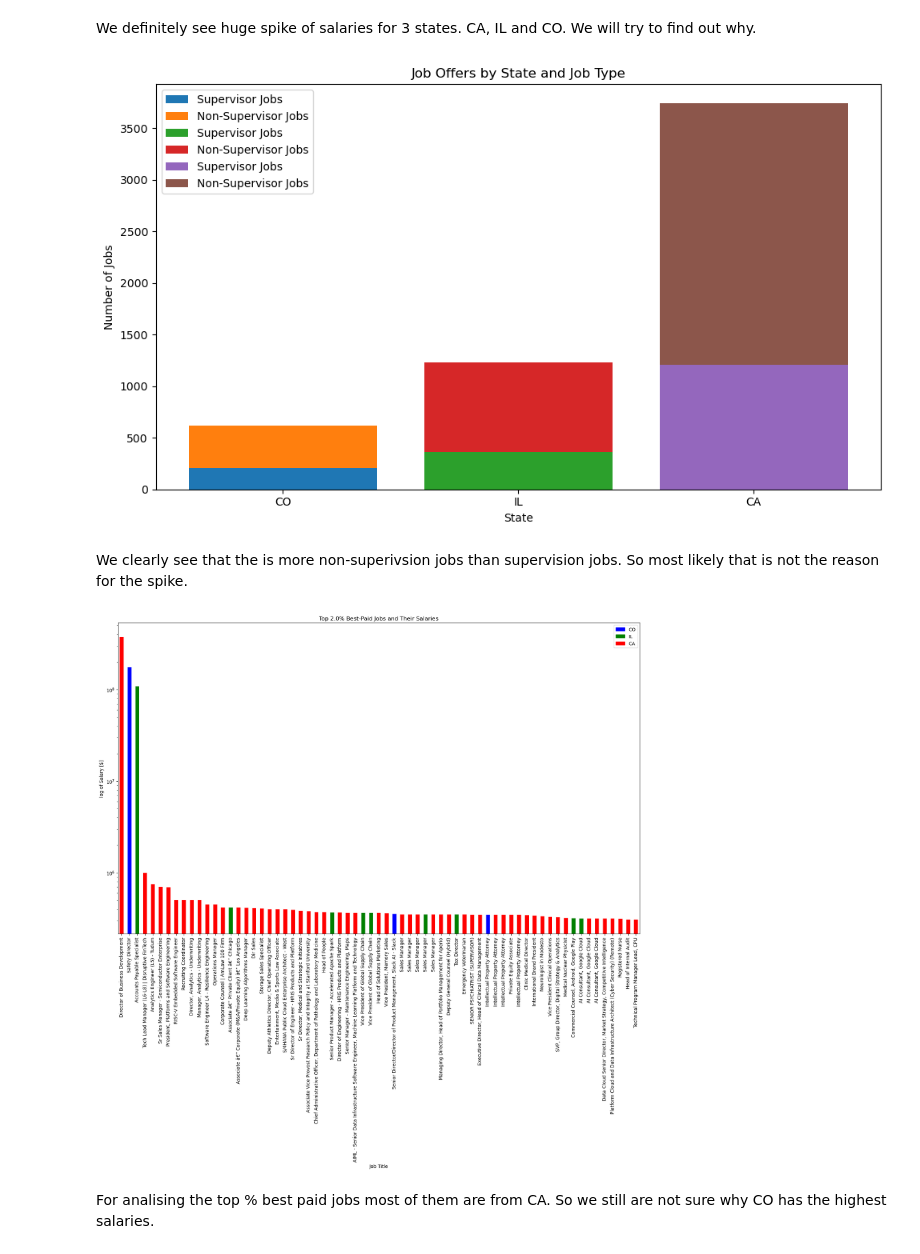
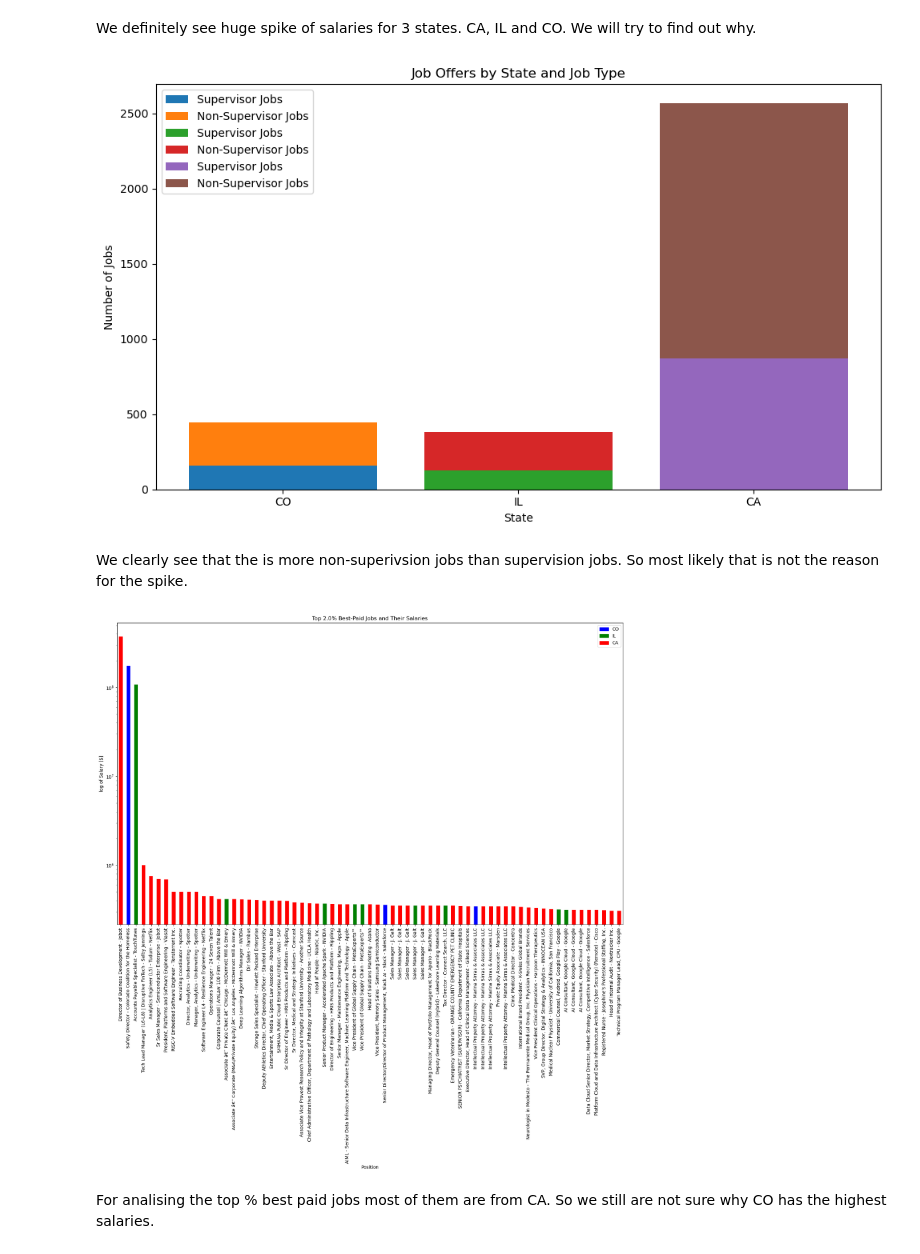
Before and after one commit to Qubi0-0/LinkedInJobSalaryPredict, a Jupyter notebook: jobs_eda.ipynb, the cells around one changed output. Drawn from its saved outputs; the diff is of its cells as text; code cells hidden in the pictures.

```diff
--- a/jobs_eda.ipynb
+++ b/jobs_eda.ipynb
@@ -135,29 +135,29 @@ plt.show()
 # %% [markdown]
 We definitely see huge spike of salaries for 3 states. CA, IL and CO. We will try to find out why.
 # %%
-filtered_jobs = jobs_df[jobs_df['st_code'].isin(['CA', 'IL', 'CO'])]
+filtered_jobs = jobs_with_salary_df_filtered[jobs_with_salary_df_filtered['st_code'].isin(['CA', 'IL', 'CO'])]
 
 supervisor_jobs = filtered_jobs[filtered_jobs['Is_Supvsr'] == True]
 non_supervisor_jobs = filtered_jobs[filtered_jobs['Is_Supvsr'] == False]
 
 fig, ax = plt.subplots(figsize=(10, 6))
 
 ax.bar('CO', supervisor_jobs[supervisor_jobs['st_code'] == 'CO'].shape[0], label='Supervisor Jobs')
 ax.bar('CO', non_supervisor_jobs[non_supervisor_jobs['st_code'] == 'CO'].shape[0], bottom=supervisor_jobs[supervisor_jobs['st_code'] == 'CO'].shape[0], label='Non-Supervisor Jobs')
 ax.bar('IL', supervisor_jobs[supervisor_jobs['st_code'] == 'IL'].shape[0], label='Supervisor Jobs')
 ax.bar('IL', non_supervisor_jobs[non_supervisor_jobs['st_code'] == 'IL'].shape[0], bottom=supervisor_jobs[supervisor_jobs['st_code'] == 'IL'].shape[0], label='Non-Supervisor Jobs')
 ax.bar('CA', supervisor_jobs[supervisor_jobs['st_code'] == 'CA'].shape[0], label='Supervisor Jobs')
 ax.bar('CA', non_supervisor_jobs[non_supervisor_jobs['st_code'] == 'CA'].shape[0], bottom=supervisor_jobs[supervisor_jobs['st_code'] == 'CA'].shape[0], label='Non-Supervisor Jobs')
 
 ax.set_xlabel('State')
 ax.set_ylabel('Number of Jobs')
 ax.set_title('Job Offers by State and Job Type')
 ax.legend()
 
 plt.tight_layout()
 plt.show()
 # %% [output]
-[figure, old version]
+[figure, new version]
 # %% [markdown]
 We clearly see that the is more non-superivsion jobs than supervision jobs. So most likely that is not the reason for the spike.
 # %%
@@ -174,17 +174,20 @@ colors = top_percent_jobs['st_code'].map(color_map)
 
 colors.fillna('gray', inplace=True)
 
-top_percent_jobs[['Job_Ttl', 'max_sal']].plot(kind='bar', x='Job_Ttl', y='max_sal', figsize=(20, 12), color=colors)
+# Combine 'Job_Ttl' and 'Co_Nm' to create the x-axis labels
+top_percent_jobs['Position'] = top_percent_jobs['Job_Ttl'] + ' - ' + top_percent_jobs['Co_Nm']
+
+top_percent_jobs[['Position', 'max_sal']].plot(kind='bar', x='Position', y='max_sal', figsize=(20, 12), color=colors)
 
 patches = [mpatches.Patch(color=color, label=state) for state, color in color_map.items()]
 plt.title('Top {}% Best-Paid Jobs and Their Salaries'.format(percent * 100))
-plt.xlabel('Job Title')
+plt.xlabel('Position')
 plt.ylabel('log of Salary [$]')
-plt.yscale('log')  # Use logarithmic scale for y-axis
+plt.yscale('log')
 plt.legend(handles=patches)
 plt.show()
 # %% [output]
-[figure, old version]
+[figure, new version]
 # %% [markdown]
 For analising the top % best paid jobs most of them are from CA. So we still are not sure why CO has the highest salaries.
 # %%
```
Also changed, not shown: parts of 4 cells of this notebook.
